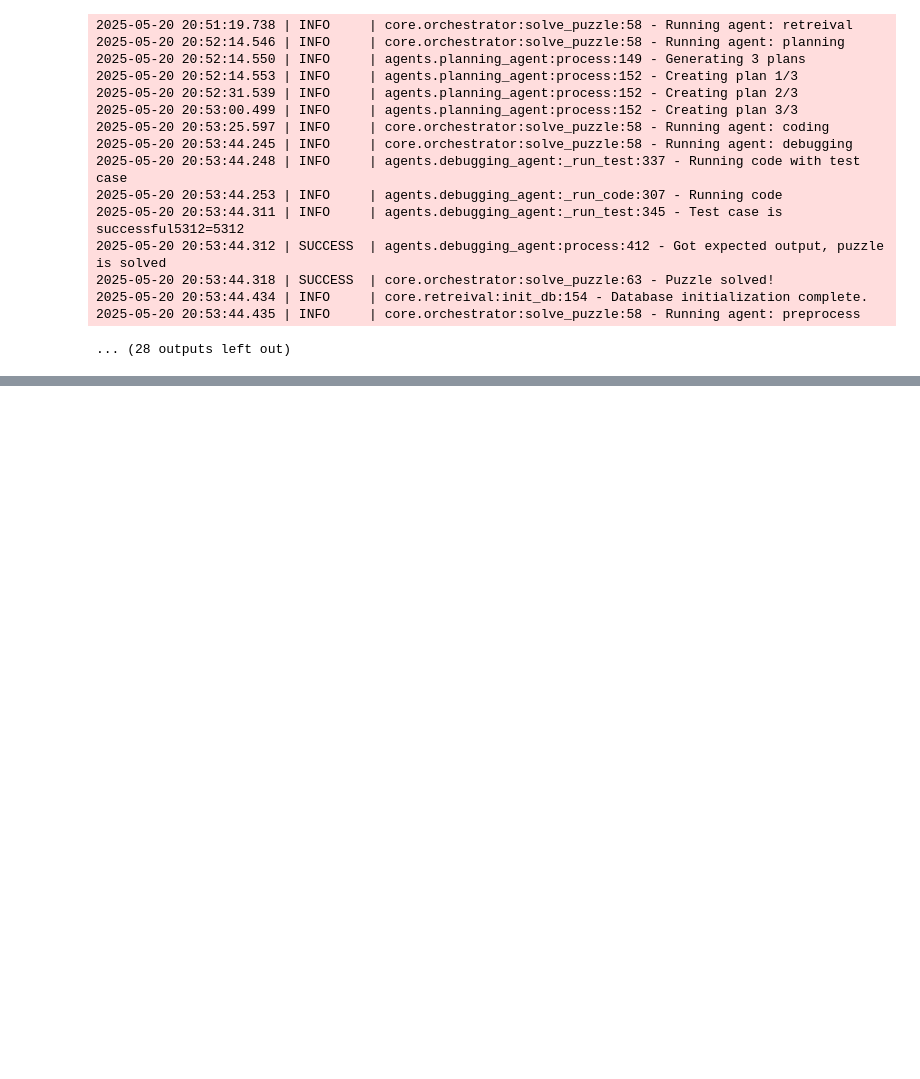
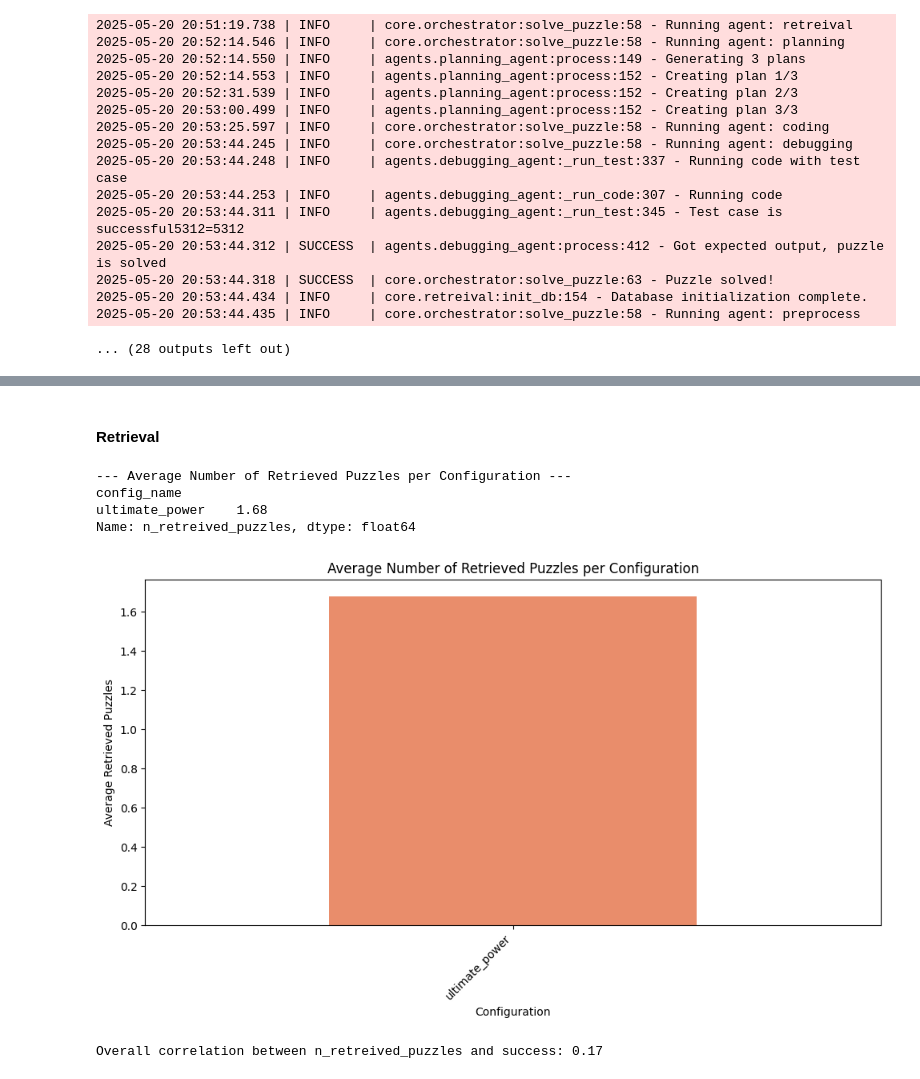
Before and after one commit to twanh/thesis-advent-of-agents, a Jupyter notebook: experiments/model_comparison.ipynb, the cells around one changed output, grey strips where cells are left out. Drawn from its saved outputs; the diff is of its cells as text; code cells hidden in the pictures; blank space fills up the shorter version.

```diff
--- a/experiments/model_comparison.ipynb
+++ b/experiments/model_comparison.ipynb
@@ -452,0 +579,36 @@ Running day 6
+# %% [markdown]
+#### Retrieval
+# %%
+# Average number of retrieved puzzles per configuration
+avg_retrieved_per_config = (
+    df.groupby("config_name")["n_retreived_puzzles"].mean().sort_values()
+)
+
+print("\n--- Average Number of Retrieved Puzzles per Configuration ---")
+print(avg_retrieved_per_config)
+
+plt.figure(figsize=(10, 6))
+avg_retrieved_per_config.plot(kind="bar", color=sns.color_palette("flare"))
+plt.title("Average Number of Retrieved Puzzles per Configuration")
+plt.ylabel("Average Retrieved Puzzles")
+plt.xlabel("Configuration")
+plt.xticks(rotation=45, ha="right")
+plt.tight_layout()
+plt.show()
+
+# Correlation between n_retreived_puzzles and success (overall)
+# Note: This is a simple correlation; causation is not implied.
+# Convert boolean 'success' to int for correlation
+correlation_retrieved_success = df["n_retreived_puzzles"].corr(
+    df["success"].astype(int)
+)
+print(
+    f"\nOverall correlation between n_retreived_puzzles and success: {correlation_retrieved_success:.2f}"
+)
+# %% [output]
+--- Average Number of Retrieved Puzzles per Configuration ---
+config_name
+ultimate_power    1.68
+Name: n_retreived_puzzles, dtype: float64
+[figure, added]
+Overall correlation between n_retreived_puzzles and success: 0.17
```
Also changed, not shown: parts of 19 cells of this notebook, 2 other files.
